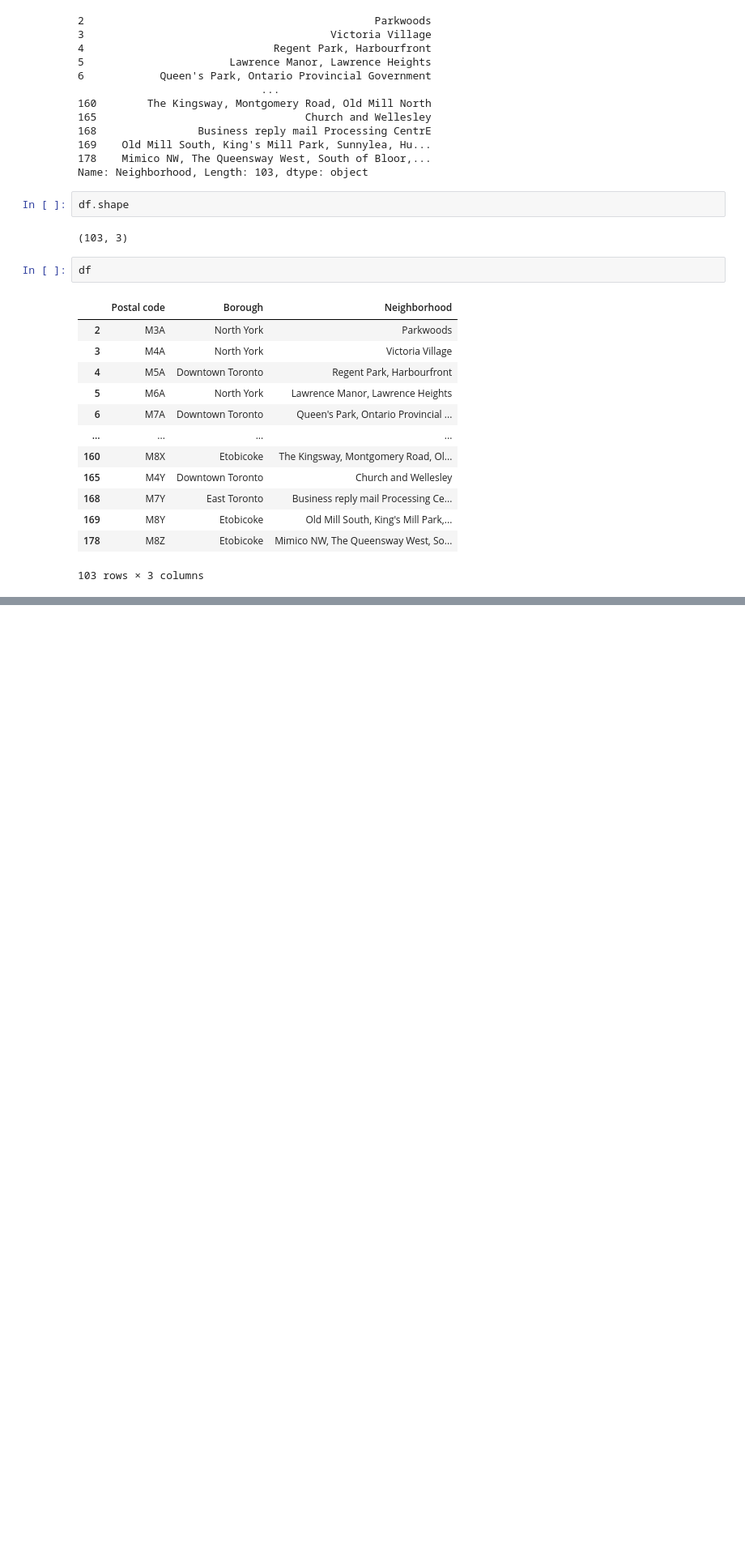
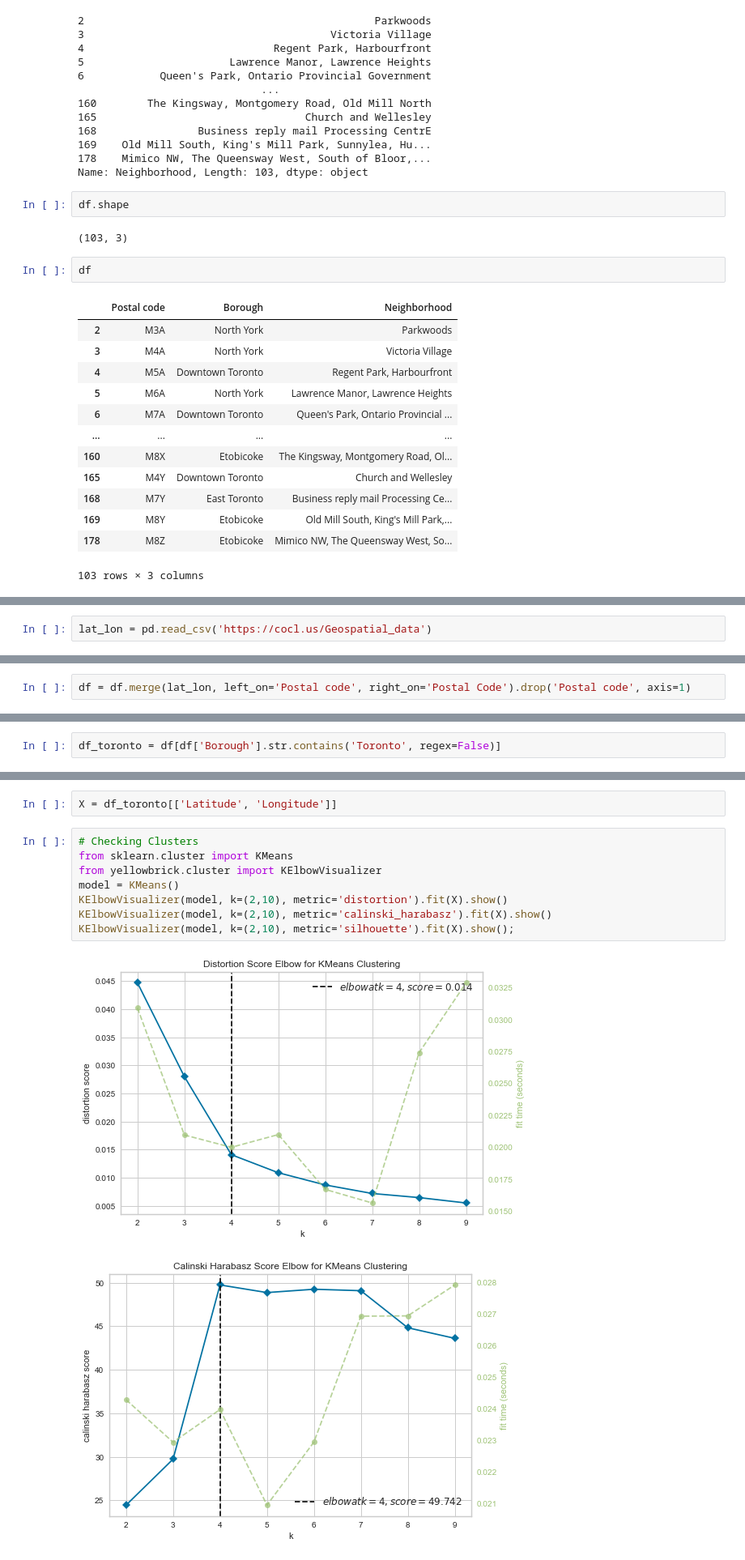
Before and after one commit to YM88/clustering_neighborhoods, a Jupyter notebook: clustering_toronto_neighborhoods.ipynb, the cells around one changed output, grey strips where cells are left out. Shown: that part at 81% size. Drawn from its saved outputs; the diff is of its cells as text; blank space fills up the shorter version.

Commit message:
clustering for toronto based on lat and lon sample done

```diff
--- a/clustering_toronto_neighborhoods.ipynb
+++ b/clustering_toronto_neighborhoods.ipynb
@@ -149,0 +157,2 @@ df
+# %%
+lat_lon = pd.read_csv('https://cocl.us/Geospatial_data')
@@ -149,0 +175,2 @@ df
+# %%
+df = df.merge(lat_lon, left_on='Postal code', right_on='Postal Code').drop('Postal code', axis=1)
@@ -149,0 +181,2 @@ df
+# %%
+df_toronto = df[df['Borough'].str.contains('Toronto', regex=False)]
@@ -149,0 +235,13 @@ df
+# %%
+X = df_toronto[['Latitude', 'Longitude']]
+# %%
+# Checking Clusters
+from sklearn.cluster import KMeans
+from yellowbrick.cluster import KElbowVisualizer
+model = KMeans()
+KElbowVisualizer(model, k=(2,10), metric='distortion').fit(X).show()
+KElbowVisualizer(model, k=(2,10), metric='calinski_harabasz').fit(X).show()
+KElbowVisualizer(model, k=(2,10), metric='silhouette').fit(X).show();
+# %% [output]
+[figure, added]
+[figure, added]
```
Also changed, not shown: parts of 18 cells of this notebook.
